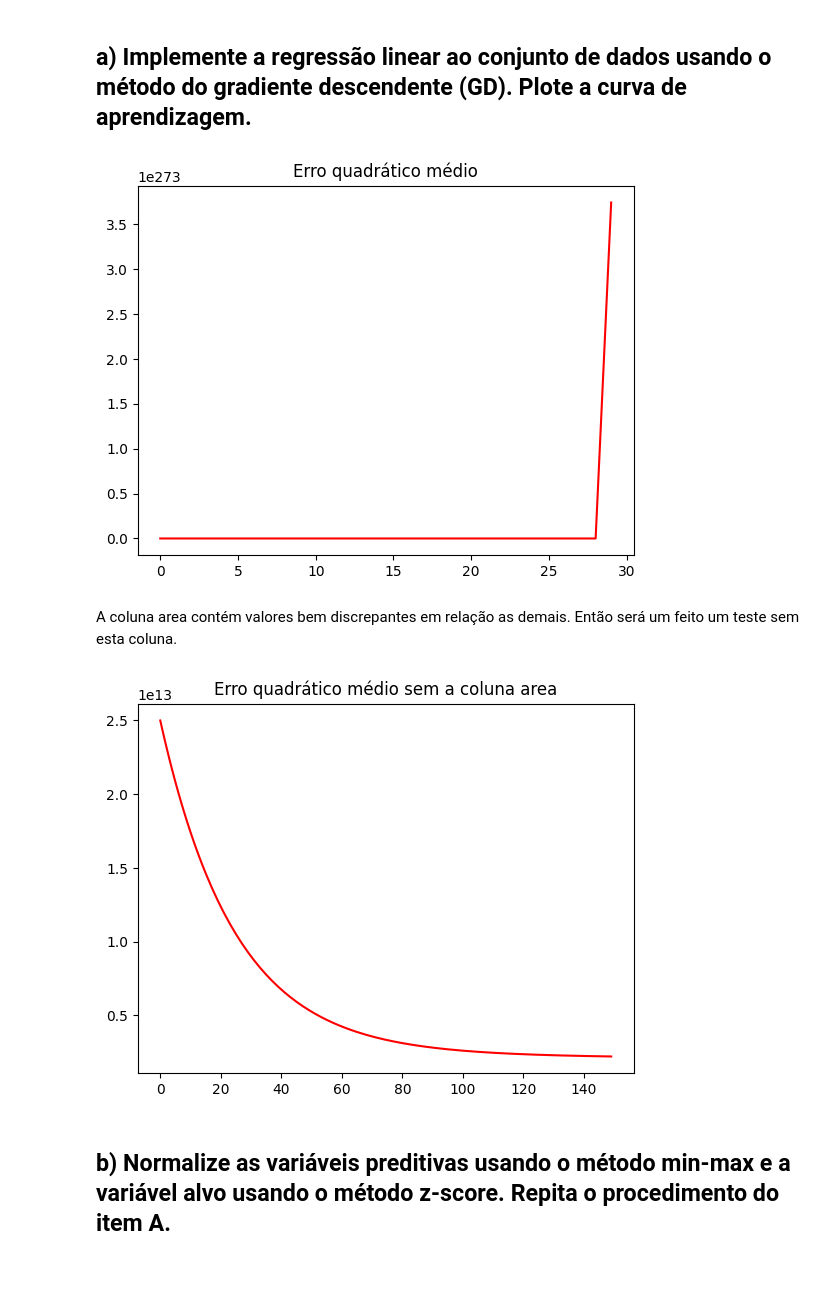
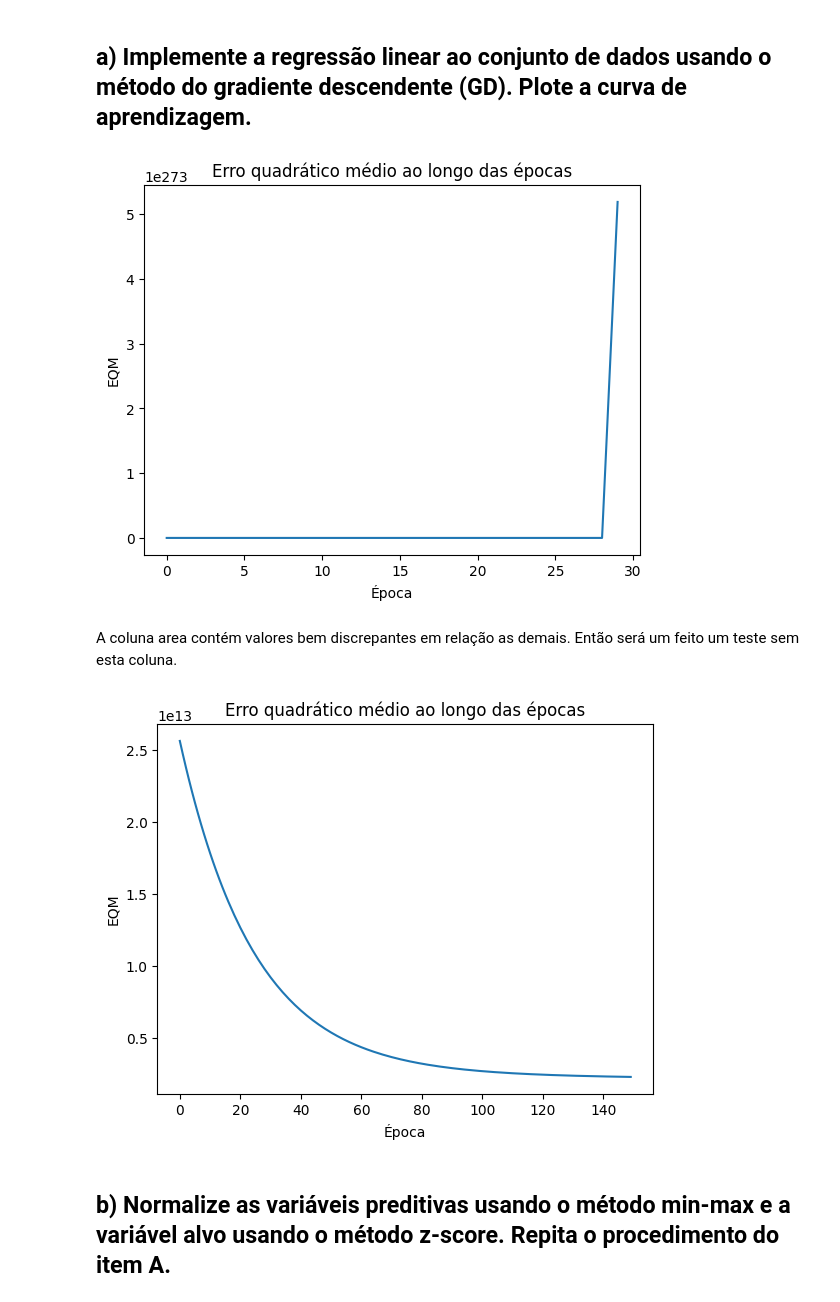
Before and after one commit to LuizGusQueiroz/Ciencia-de-Dados-UFC, a Jupyter notebook: Inteligencia Artificial/Lista_Computacional_1.ipynb, the cells around one changed output. Cells and saved outputs as stored; diff of their text form; code cells hidden in the pictures; blank space fills up the shorter version.

```diff
--- a/Inteligencia Artificial/Lista_Computacional_1.ipynb
+++ b/Inteligencia Artificial/Lista_Computacional_1.ipynb
@@ -257,11 +257,11 @@ def regressao_linear_gd(df: pd.DataFrame, target: str, alpha: float = 0.001, epo
 
         for x_i, y_i in zip(X, y):
             erro = y_i - (np.dot(w, x_i) + w0)
-            sumw0 += erro
+            sum_w0 += erro
             sum_w += erro * x_i
             acc += erro**2
         # Atualização dos pesos.
-        w0 += (alpha * sumw0) / X.shape[0]
+        w0 += (alpha * sum_w0) / X.shape[0]
         w  += (alpha * sum_w) / X.shape[0]
         # Listagem do erro quadrático médio.
         EQM.append(acc / X.shape[0])
@@ -270,21 +270,25 @@ def regressao_linear_gd(df: pd.DataFrame, target: str, alpha: float = 0.001, epo
 # %%
 eqm, w0, w = regressao_linear_gd(train, 'price', epochs=30)
 # %%
-plt.plot(eqm, color='red')
-plt.title('Erro quadrático médio')
+plt.plot(eqm)
+plt.xlabel('Época')
+plt.ylabel('EQM')
+plt.title('Erro quadrático médio ao longo das épocas')
 plt.show()
 # %% [output]
-[figure, old version]
+[figure, new version]
 # %% [markdown]
 A coluna area contém valores bem discrepantes em relação as demais.
 Então será um feito um teste sem esta coluna.
 # %%
 eqm, w0, w = regressao_linear_gd(train.drop('area', axis=1), 'price', epochs=150)
 # %%
-plt.plot(eqm, color='red')
-plt.title('Erro quadrático médio sem a coluna area')
+plt.plot(eqm)
+plt.xlabel('Época')
+plt.ylabel('EQM')
+plt.title('Erro quadrático médio ao longo das épocas')
 plt.show()
 # %% [output]
-[figure, old version]
+[figure, new version]
 # %% [markdown]
 ## b) Normalize as variáveis preditivas usando o método min-max e a variável alvo usando o método z-score. Repita o procedimento do item A.
```
Also changed, not shown: parts of 20 cells of this notebook.
